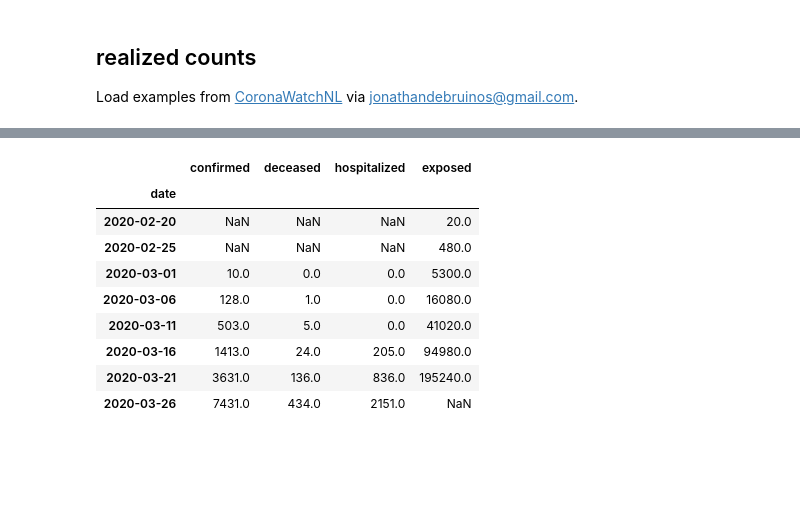
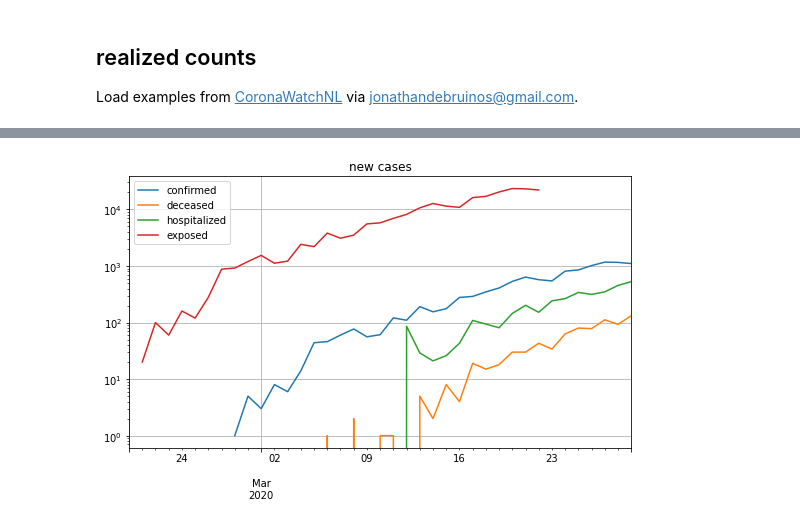
Before and after one commit to samkennerly/covid19, a Jupyter notebook: books/implied.ipynb, the cells around one changed output, grey strips where cells are left out. Drawn from its saved outputs; the diff is of its cells as text; code cells hidden in the pictures; blank space fills up the shorter version.

```diff
--- a/books/implied.ipynb
+++ b/books/implied.ipynb
@@ -66,19 +60,12 @@ Adjust for confirmation lag and unconfirmed exposures.
 # %%
+cprob = 0.05
+ctime = 7
+
 exposed = (
     real['confirmed'].rename('exposed')
-    .shift(-ctime, freq=real.index.freq)
-    .div(cprob)
+    .div(cprob).shift(-ctime, freq=real.index.freq)
 )
-implied = real.join(exposed, how='outer')
-implied[::5]
+data = real.join(exposed, how='outer').diff()
+axes = data.plot(figsize=FIGSIZE, grid=True, logy=True, title='new cases')
 # %% [output]
-|  | confirmed | deceased | hospitalized | exposed |
-| date |  |  |  |  |
-| 2020-02-20 | NaN | NaN | NaN | 20.0 |
-| 2020-02-25 | NaN | NaN | NaN | 480.0 |
-| 2020-03-01 | 10.0 | 0.0 | 0.0 | 5300.0 |
-| 2020-03-06 | 128.0 | 1.0 | 0.0 | 16080.0 |
-| 2020-03-11 | 503.0 | 5.0 | 0.0 | 41020.0 |
-| 2020-03-16 | 1413.0 | 24.0 | 205.0 | 94980.0 |
-| 2020-03-21 | 3631.0 | 136.0 | 836.0 | 195240.0 |
-| 2020-03-26 | 7431.0 | 434.0 | 2151.0 | NaN |
+[figure, added]
```
Also changed, not shown: parts of 10 cells of this notebook.
